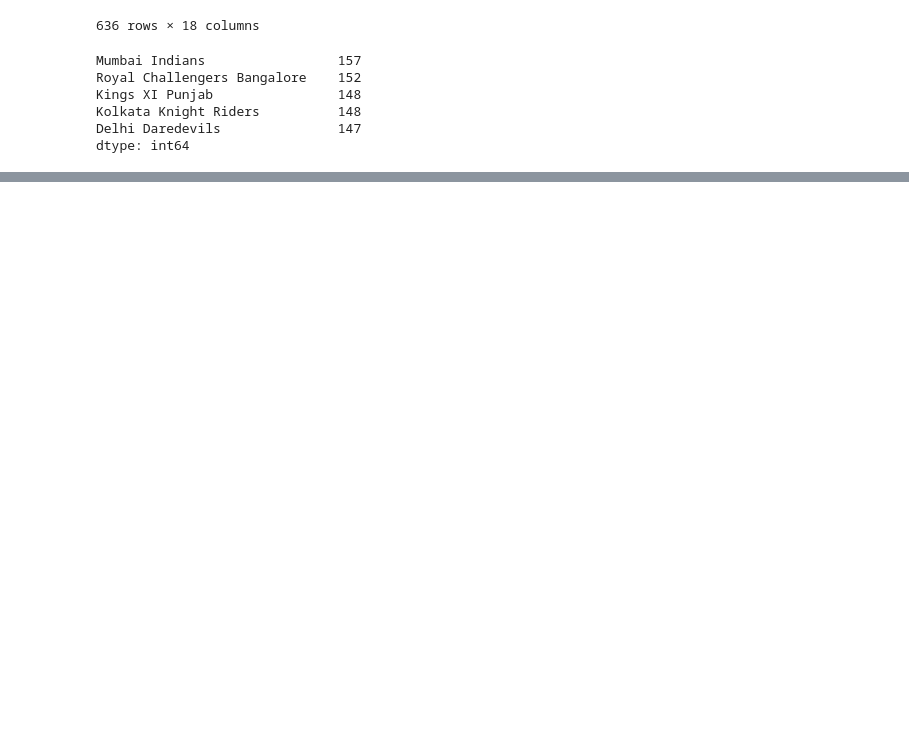
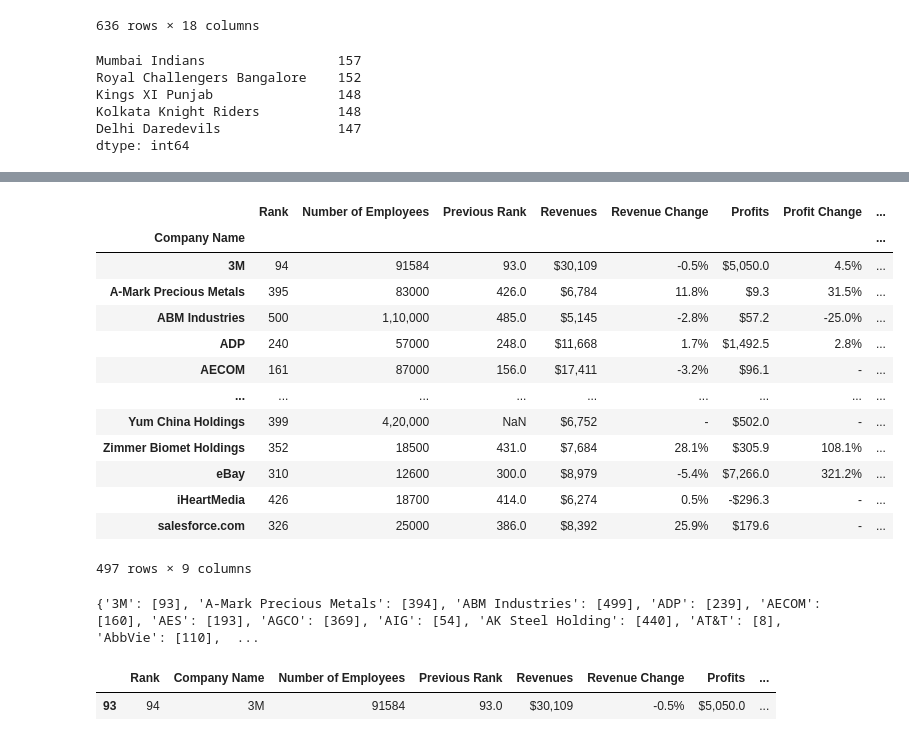
Before and after one commit to visyuvi/PreReqForDataScience, a Jupyter notebook: pandas/IPL anlysis.ipynb, the cells around one changed output, grey strips where cells are left out. Saved outputs shown, nothing was run; the diff lists cells and outputs as text; code cells hidden in the pictures; blank space fills up the shorter version.

```diff
--- a/pandas/IPL anlysis.ipynb
+++ b/pandas/IPL anlysis.ipynb
@@ -271,0 +344,26 @@ df.drop_duplicates('season',keep='last')[['season','winner']].sort_values('seaso
+# %%
+cnames.last()
+# %% [output]
+|  | Rank | Number of Employees | Previous Rank | Revenues | Revenue Change | Profits | Profit Change | ... |
+| Company Name |  |  |  |  |  |  |  | ... |
+| 3M | 94 | 91584 | 93.0 | $30,109 | -0.5% | $5,050.0 | 4.5% | ... |
+| A-Mark Precious Metals | 395 | 83000 | 426.0 | $6,784 | 11.8% | $9.3 | 31.5% | ... |
+| ABM Industries | 500 | 1,10,000 | 485.0 | $5,145 | -2.8% | $57.2 | -25.0% | ... |
+| ADP | 240 | 57000 | 248.0 | $11,668 | 1.7% | $1,492.5 | 2.8% | ... |
+| AECOM | 161 | 87000 | 156.0 | $17,411 | -3.2% | $96.1 | - | ... |
+| ... | ... | ... | ... | ... | ... | ... | ... | ... |
+| Yum China Holdings | 399 | 4,20,000 | NaN | $6,752 | - | $502.0 | - | ... |
+| Zimmer Biomet Holdings | 352 | 18500 | 431.0 | $7,684 | 28.1% | $305.9 | 108.1% | ... |
+| eBay | 310 | 12600 | 300.0 | $8,979 | -5.4% | $7,266.0 | 321.2% | ... |
+| iHeartMedia | 426 | 18700 | 414.0 | $6,274 | 0.5% | -$296.3 | - | ... |
+| salesforce.com | 326 | 25000 | 386.0 | $8,392 | 25.9% | $179.6 | - | ... |
+497 rows × 9 columns
+# %%
+cnames.groups
+# %% [output]
+{'3M': [93], 'A-Mark Precious Metals': [394], 'ABM Industries': [499], 'ADP': [239], 'AECOM': [160], 'AES': [193], 'AGCO': [369], 'AIG': [54], 'AK Steel Holding': [440], 'AT&T': [8], 'AbbVie': [110],  ...
+# %%
+cnames.get_group('3M')
+# %% [output]
+|  | Rank | Company Name | Number of Employees | Previous Rank | Revenues | Revenue Change | Profits | ... |
+| 93 | 94 | 3M | 91584 | 93.0 | $30,109 | -0.5% | $5,050.0 | ... |
```
Also changed, not shown: parts of 40 cells of this notebook.
